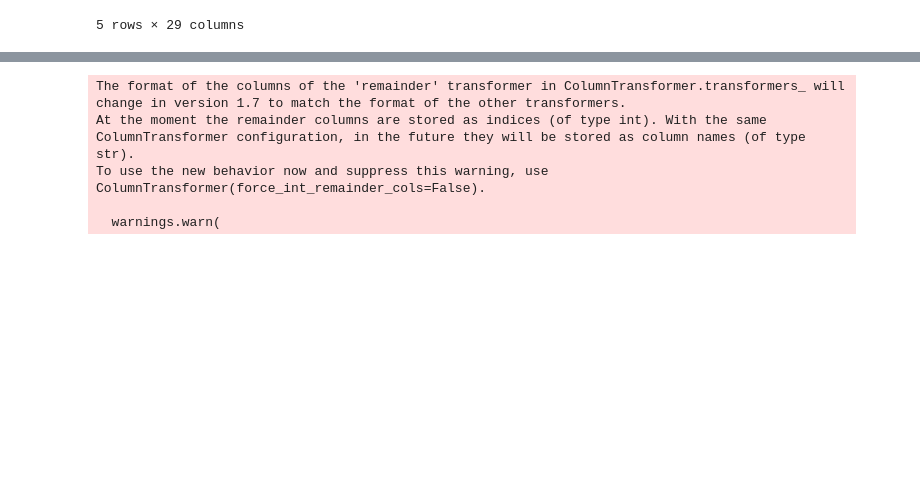
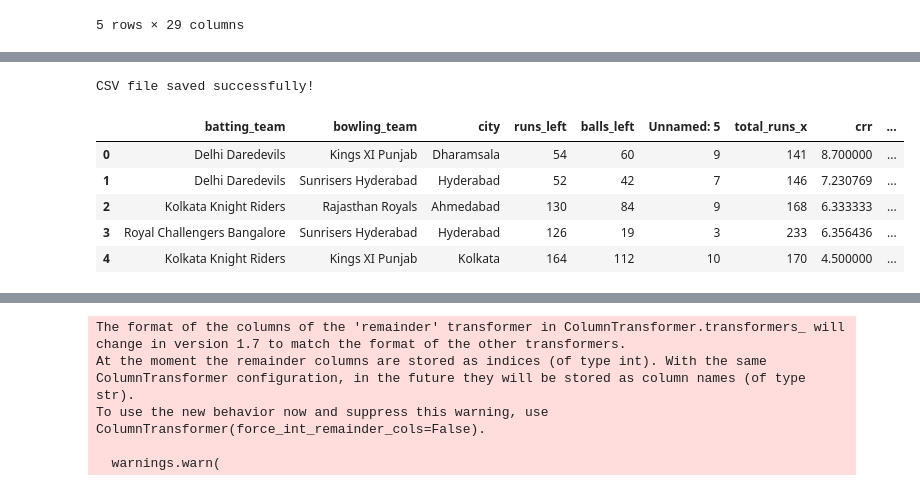
Before and after one commit to avighyan07/My_Cricket, a Jupyter notebook: ipl_pred.ipynb, the cells around one changed output, grey strips where cells are left out. Drawn from its saved outputs; the diff is of its cells as text; code cells hidden in the pictures; blank space fills up the shorter version.

```diff
--- a/ipl_pred.ipynb
+++ b/ipl_pred.ipynb
@@ -201,3 +201,19 @@ final_df.sample()
 final_df.dropna(inplace=True)
 # %%
 final_df = final_df[final_df['balls_left'] != 0]
+# %%
+final_df.to_csv('filtered_final_df.csv', index=False)
+
+print("CSV file saved successfully!")
+# %% [output]
+CSV file saved successfully!
+# %%
+z=pd.read_csv('filtered_final_df.csv')
+z.head()
+# %% [output]
+|  | batting_team | bowling_team | city | runs_left | balls_left | Unnamed: 5 | total_runs_x | crr | ... |
+| 0 | Delhi Daredevils | Kings XI Punjab | Dharamsala | 54 | 60 | 9 | 141 | 8.700000 | ... |
+| 1 | Delhi Daredevils | Sunrisers Hyderabad | Hyderabad | 52 | 42 | 7 | 146 | 7.230769 | ... |
+| 2 | Kolkata Knight Riders | Rajasthan Royals | Ahmedabad | 130 | 84 | 9 | 168 | 6.333333 | ... |
+| 3 | Royal Challengers Bangalore | Sunrisers Hyderabad | Hyderabad | 126 | 19 | 3 | 233 | 6.356436 | ... |
+| 4 | Kolkata Knight Riders | Kings XI Punjab | Kolkata | 164 | 112 | 10 | 170 | 4.500000 | ... |
```
Also changed, not shown: parts of 1 cell of this notebook, 19 other files.
